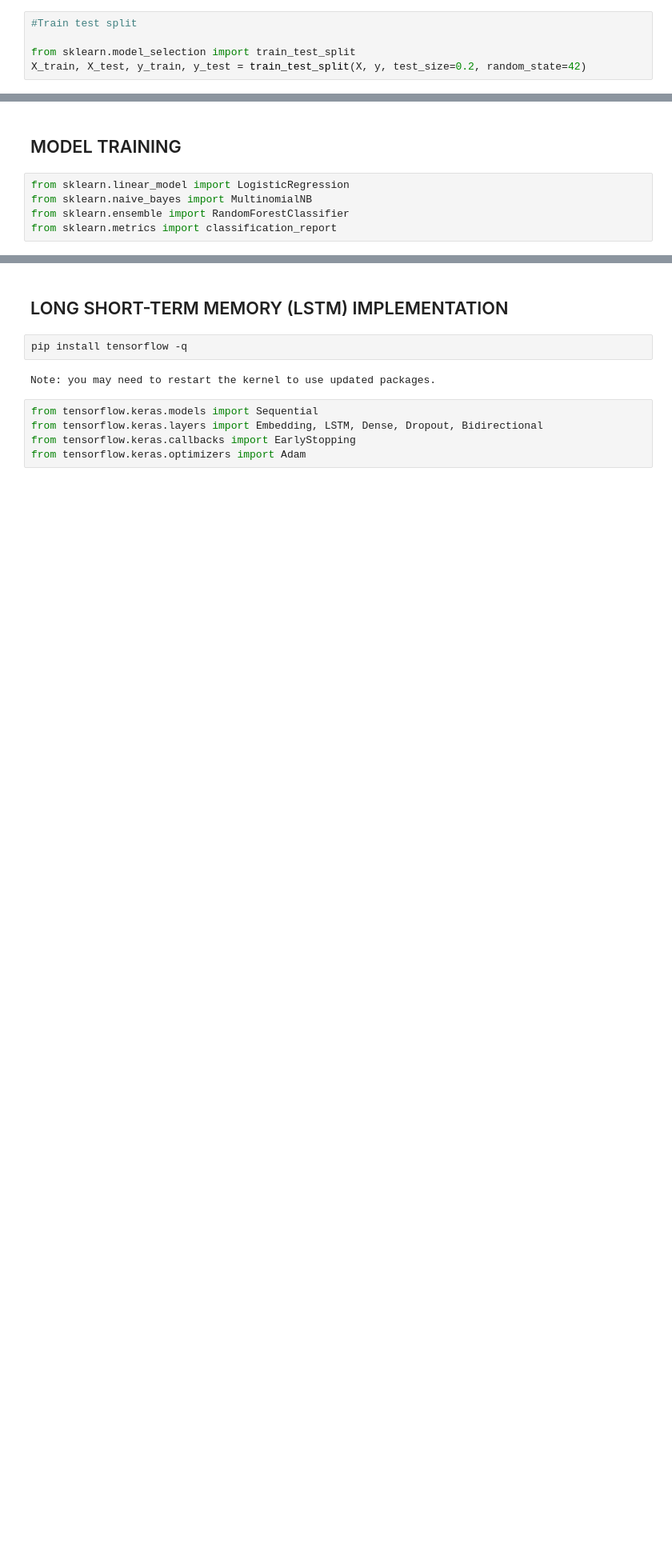
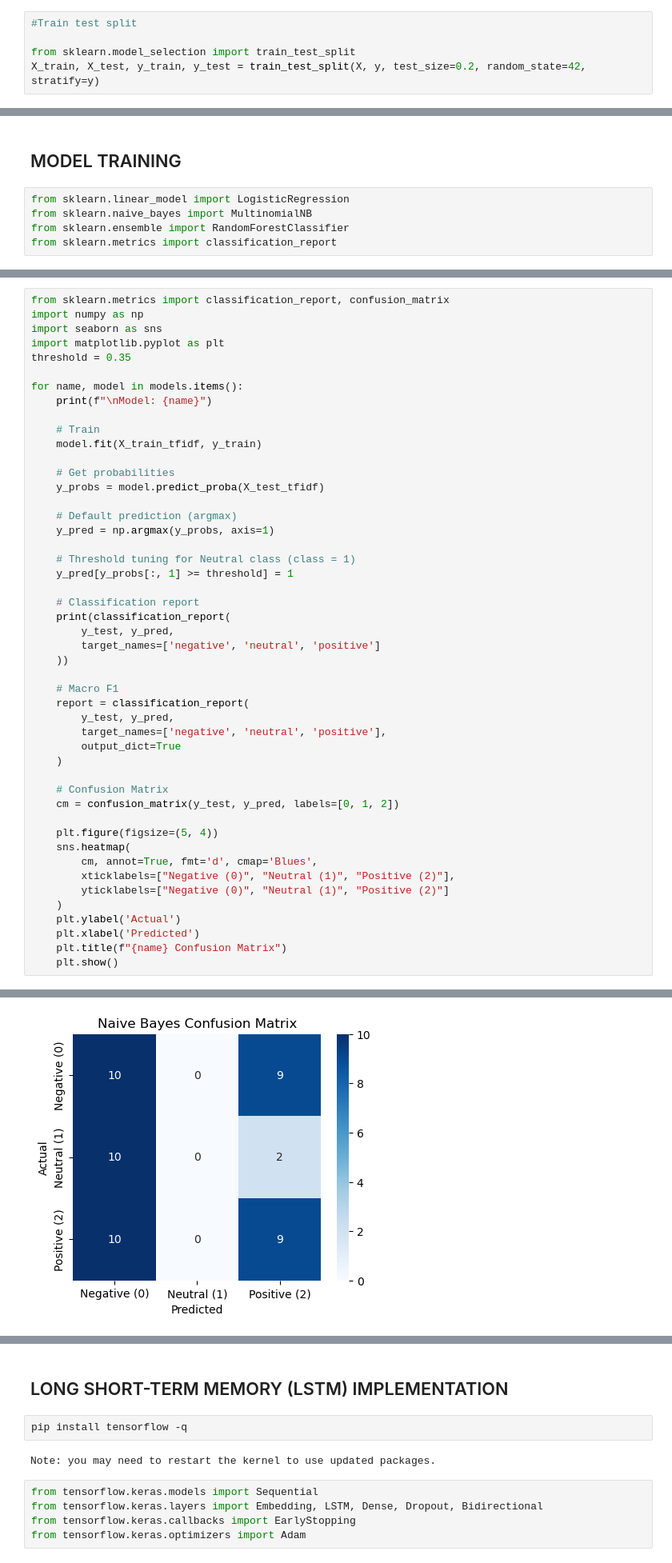
Before and after one commit to Haripriya-2310/AI-Echo-Your-Smartest-Conversational-Partner, a Jupyter notebook: AI.ipynb, the cells around one changed output, grey strips where cells are left out. Shown at 80% size. Drawn from its saved outputs; the diff is of its cells as text; blank space fills up the shorter version.

```diff
--- a/AI.ipynb
+++ b/AI.ipynb
@@ -585,7 +586,7 @@ Name: sentiment_encoded, Length: 250, dtype: int64
 #Train test split
 
 from sklearn.model_selection import train_test_split
-X_train, X_test, y_train, y_test = train_test_split(X, y, test_size=0.2, random_state=42)
+X_train, X_test, y_train, y_test = train_test_split(X, y, test_size=0.2, random_state=42, stratify=y)
 # %%
 # Term Frequency–Inverse Document Frequency(TF-IDF)
 
@@ -708,0 +619,49 @@ Macro F1-score (Random Forest): 0.281
+# %%
+from sklearn.metrics import classification_report, confusion_matrix
+import numpy as np
+import seaborn as sns
+import matplotlib.pyplot as plt
+threshold = 0.35
+
+for name, model in models.items():
+    print(f"\nModel: {name}")
+
+    # Train
+    model.fit(X_train_tfidf, y_train)
+
+    # Get probabilities
+    y_probs = model.predict_proba(X_test_tfidf)
+
+    # Default prediction (argmax)
+    y_pred = np.argmax(y_probs, axis=1)
+
+    # Threshold tuning for Neutral class (class = 1)
+    y_pred[y_probs[:, 1] >= threshold] = 1
+
+    # Classification report
+    print(classification_report(
+        y_test, y_pred,
+        target_names=['negative', 'neutral', 'positive']
+    ))
+
+    # Macro F1
+    report = classification_report(
+        y_test, y_pred,
+        target_names=['negative', 'neutral', 'positive'],
+        output_dict=True
+    )
+
+    # Confusion Matrix
+    cm = confusion_matrix(y_test, y_pred, labels=[0, 1, 2])
+
+    plt.figure(figsize=(5, 4))
+    sns.heatmap(
+        cm, annot=True, fmt='d', cmap='Blues',
+        xticklabels=["Negative (0)", "Neutral (1)", "Positive (2)"],
+        yticklabels=["Negative (0)", "Neutral (1)", "Positive (2)"]
+    )
+    plt.ylabel('Actual')
+    plt.xlabel('Predicted')
+    plt.title(f"{name} Confusion Matrix")
+    plt.show()
+# %% [output]
@@ -708,0 +678 @@ Macro F1-score (Random Forest): 0.281
+[figure, added]
```
Also changed, not shown: parts of 20 cells of this notebook, 3 other files.
